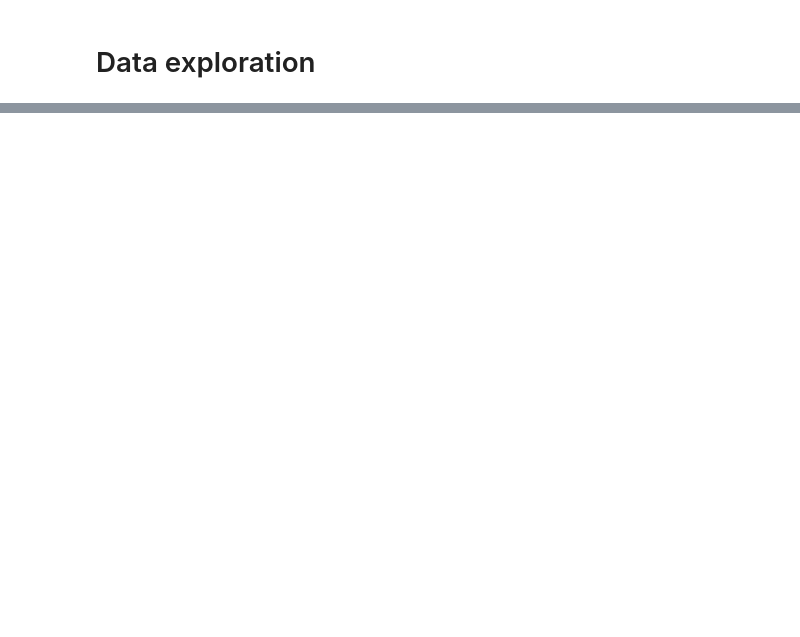
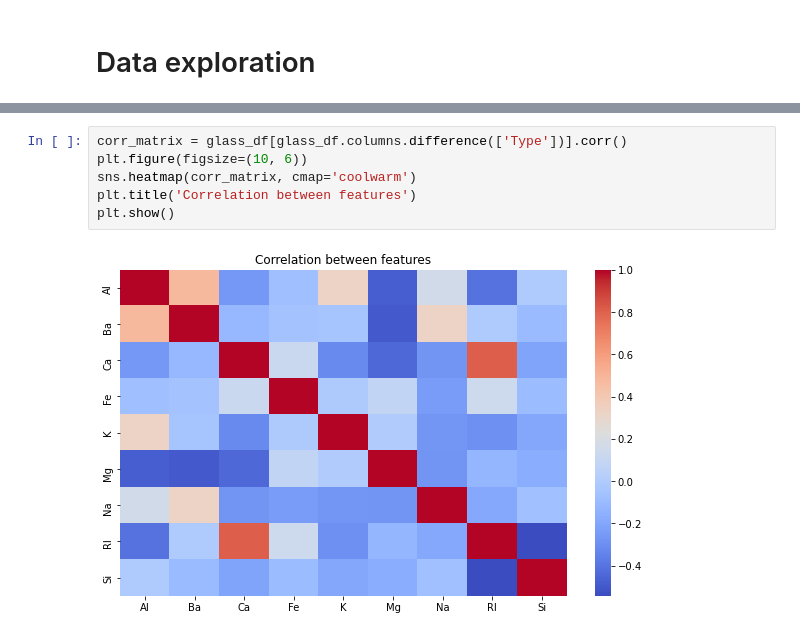
Before and after one commit to xian-94/ds_asm2_clustering, a Jupyter notebook: assignment2.ipynb, the cells around one changed output, grey strips where cells are left out. Drawn from its saved outputs; the diff is of its cells as text; blank space fills up the shorter version.

```diff
--- a/assignment2.ipynb
+++ b/assignment2.ipynb
@@ -158,0 +234,8 @@ Text(0.5, 0.98, 'Chemical element distribution in glass')
+# %%
+corr_matrix = glass_df[glass_df.columns.difference(['Type'])].corr()
+plt.figure(figsize=(10, 6))
+sns.heatmap(corr_matrix, cmap='coolwarm')
+plt.title('Correlation between features')
+plt.show()
+# %% [output]
+[figure, added]
```
Also changed, not shown: parts of 47 cells of this notebook.
